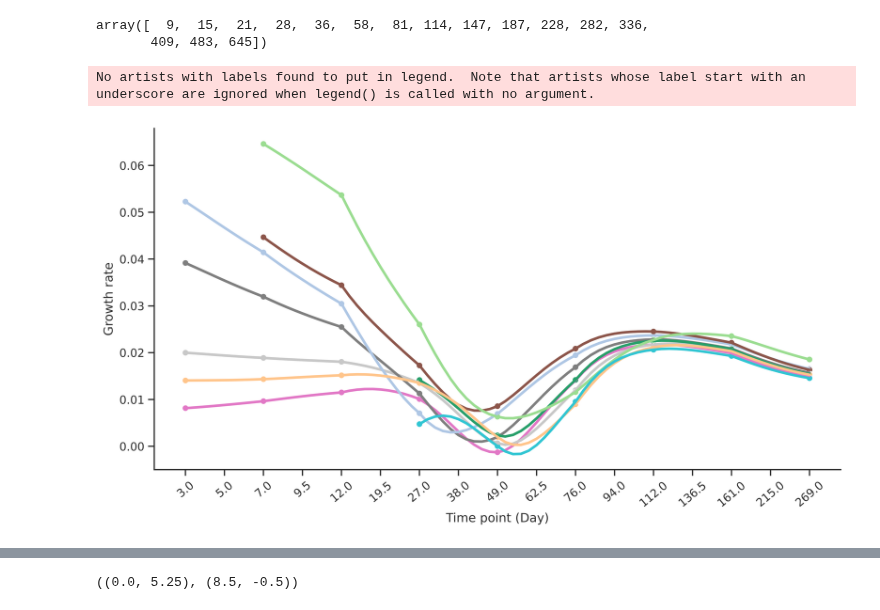
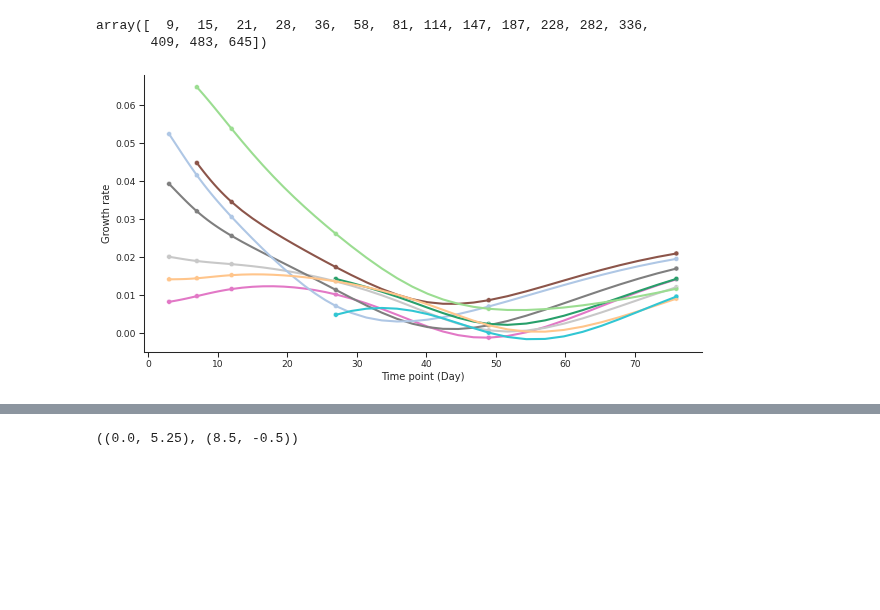
Before and after one commit to oZwZo/PINN_dynamics, a Jupyter notebook: Explore_Notebook/7.evaluation/7-7.compare_clu7_10_11_params.ipynb, the cells around one changed output, grey strips where cells are left out. Drawn from its saved outputs; the diff is of its cells as text; code cells hidden in the pictures; blank space fills up the shorter version.

```diff
--- a/Explore_Notebook/7.evaluation/7-7.compare_clu7_10_11_params.ipynb
+++ b/Explore_Notebook/7.evaluation/7-7.compare_clu7_10_11_params.ipynb
@@ -333,39 +330,42 @@ array([  9,  15,  21,  28,  36,  58,  81, 114, 147, 187, 228, 282, 336,
+# %%
+grouped_param['variable'] = grouped_param.variable.astype(float)
 # %%
 
-dpi=600
+dpi=60
 
 celltype_pallete = dict(zip(adata.obs['fine_anno'].cat.categories, adata.uns['fine_anno_colors']))
 
 all_int_time = grouped_param['variable'].unique()
 intermediate_time = all_int_time.astype(float)[np.arange(0,81,5)]
 obs_T = all_int_time[np.arange(0,81,10)]
 
-fig = plt.figure(dpi=dpi, figsize=(12,6), frameon=False)
+grouped_param_shorter = grouped_param.query('`variable` <= 76')
+
+fig = plt.figure(dpi=dpi, figsize=(12,6), frameon=True)
 fig.tight_layout(rect=[-0.5,-0.6,1.05,1])
 ax = plt.gca()
-g = sns.lineplot(data=grouped_param, x='variable', y='g',
+g = sns.lineplot(data=grouped_param_shorter, x='variable', y='g',
                  hue='fine_anno', palette=celltype_pallete,
                  ax=ax, linewidth=2.5,  legend=False,
                  )
-sns.scatterplot(data=grouped_param.query('`variable` in @obs_T'), x='variable', y='g',
+sns.scatterplot(data=grouped_param_shorter.query('`variable` in @obs_T'), x='variable', y='g',
                  hue='fine_anno', palette=celltype_pallete,
                  marker='o', legend=False,
                  ax=ax
                  )
 g.legend(frameon=False)
 sns.despine(ax=g)
 g.set_ylabel("Growth rate", fontsize=12)
 g.set_xlabel("Time point (Day)", fontsize=12)
-g.set_xticks(np.arange(0,81,5))
-g.set_xticklabels(intermediate_time, rotation=40);
+# g.set_xticks(np.arange(0,81,5))
+# g.set_xticklabels(intermediate_time, rotation=40);
 
 
 if dpi==600:
-    fig.savefig('figures/tompos_continous_growth.pdf', format='pdf',
+    fig.savefig('figures/tompos_continous_growth_<Day76.pdf', format='pdf',
                 transparent=True)
 # %% [output]
-No artists with labels found to put in legend.  Note that artists whose label start with an underscore are ignored when legend() is called with no argument.
-[figure, old version]
+[figure, new version]
 # %%
 min_time_dict = {}
 for ct in adata.obs['fine_anno'].cat.categories:
```
Also changed, not shown: parts of 5 cells of this notebook, 9 other files.
